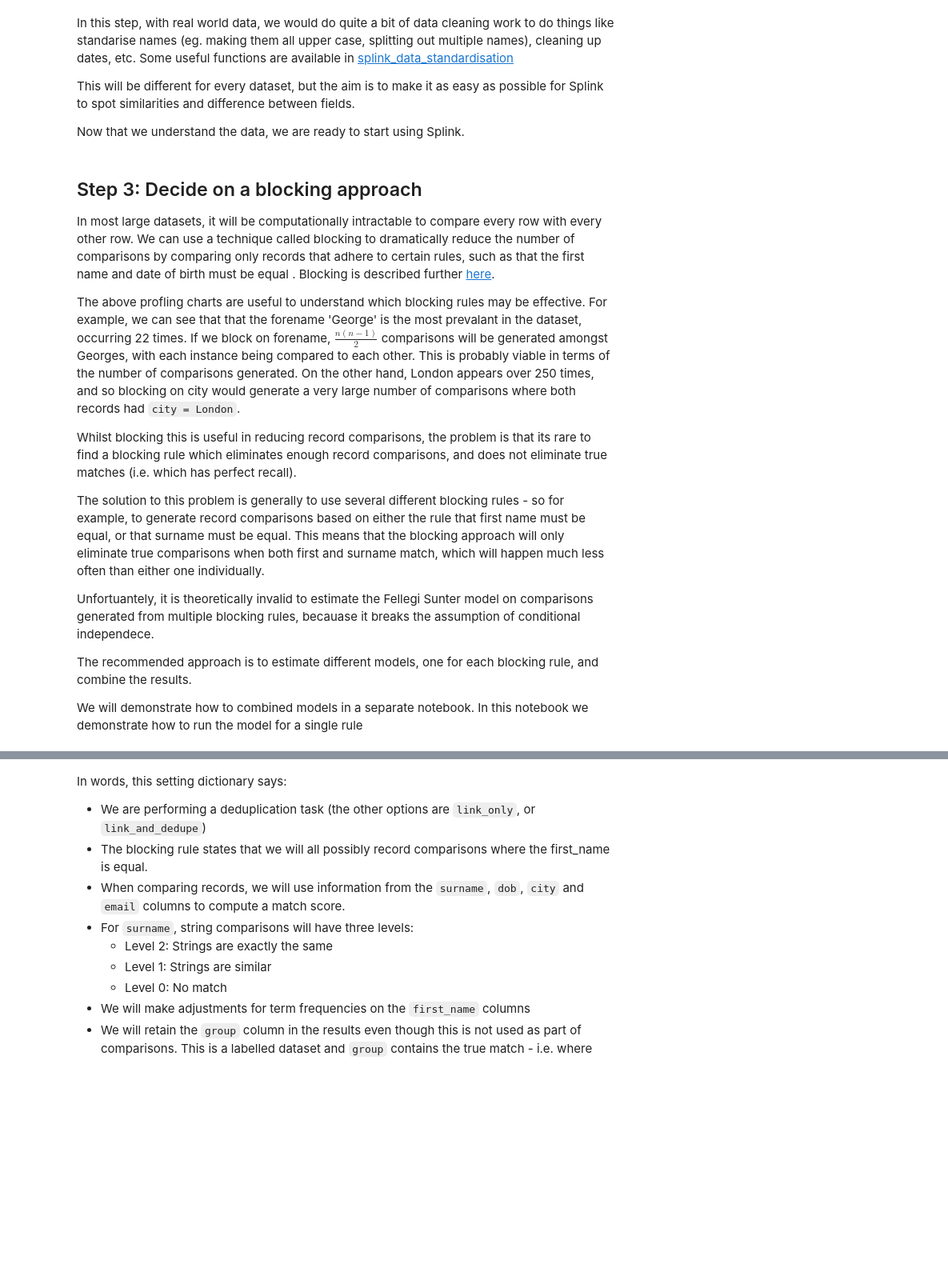
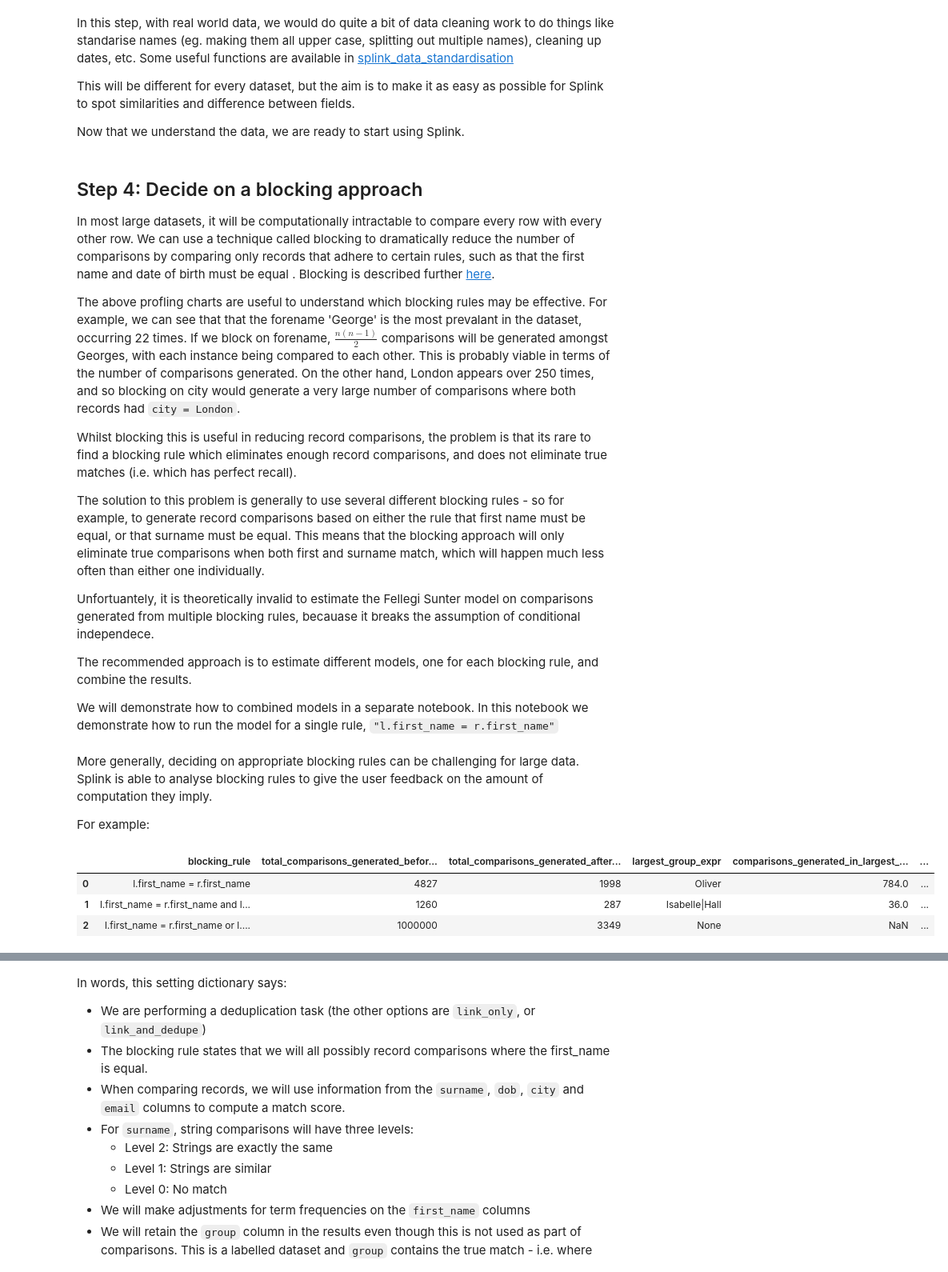
Before and after one commit to moj-analytical-services/splink_demos, a Jupyter notebook: deduplication_detailed_example.ipynb, the cells around one changed output, grey strips where cells are left out. Shown at 80% size. Cells and saved outputs as stored; diff of their text form; code cells hidden in the pictures; blank space fills up the shorter version.

Commit message:
analyse blocking rules

```diff
--- a/deduplication_detailed_example.ipynb
+++ b/deduplication_detailed_example.ipynb
@@ -71,7 +82,7 @@ This will be different for every dataset, but the aim is to make it as easy as p
 
 Now that we understand the data, we are ready to start using Splink.
 # %% [markdown]
-## Step 3: Decide on a blocking approach
+## Step 4: Decide on a blocking approach
 
 In most large datasets, it will be computationally intractable to compare every row with every other row.  We can use a technique called blocking to dramatically reduce the number of comparisons by comparing only records that adhere to certain rules, such as that the first name and date of birth must be equal .  Blocking is described further [here](https://toolkit.data.gov.au/Data_Linking_Information_Series_Sheet_4:_Probabilistic_linking.html).
 
@@ -85,5 +96,35 @@ Unfortuantely, it is theoretically invalid to estimate the Fellegi Sunter model
 
 The recommended approach is to estimate different models, one for each blocking rule, and combine the results.
 
-We will demonstrate how to combined models in a separate notebook.  In this notebook we demonstrate how to run the model for a single rule
+We will demonstrate how to combined models in a separate notebook.  In this notebook we demonstrate how to run the model for a single rule, `"l.first_name = r.first_name"`
+# %% [markdown]
+More generally, deciding on appropriate blocking rules can be challenging for large data.  Splink is able to analyse blocking rules to give the user feedback on the amount of computation they imply.
+
+For example:
+# %%
+from splink.analyse_blocking_rule import analyse_blocking_rule
+from splink.default_settings import complete_settings_dict
+
+# Usually you'd provide a full setting object, but this skeletal settings object is sufficient for this example
+splink_settings = {"link_type": "dedupe_only","blocking_rules": [],"comparison_columns": [],}
+splink_settings = complete_settings_dict(splink_settings, None)
+blocking_rules = [
+    'l.first_name = r.first_name',
+    "l.first_name = r.first_name and l.surname = r.surname ",
+    "l.first_name = r.first_name or l.surname = r.surname "
+]
+
+rows = []
+for b in blocking_rules:
+    row = {}
+    row["blocking_rule"] = b
+    rowd = analyse_blocking_rule(df, b, splink_settings, compute_exact_comparisons=True, compute_largest_group=True)
+    row = {**row, **rowd}
+    rows.append(row)
+pd.DataFrame(rows)
+# %% [output]
+|  | blocking_rule | total_comparisons_generated_befor... | total_comparisons_generated_after... | largest_group_expr | comparisons_generated_in_largest_... | ... |
+| 0 | l.first_name = r.first_name | 4827 | 1998 | Oliver | 784.0 | ... |
+| 1 | l.first_name = r.first_name and l... | 1260 | 287 | Isabelle|Hall | 36.0 | ... |
+| 2 | l.first_name = r.first_name or l.... | 1000000 | 3349 | None | NaN | ... |
 # %% [markdown]
```
Also changed, not shown: parts of 18 cells of this notebook, 1 other file.
